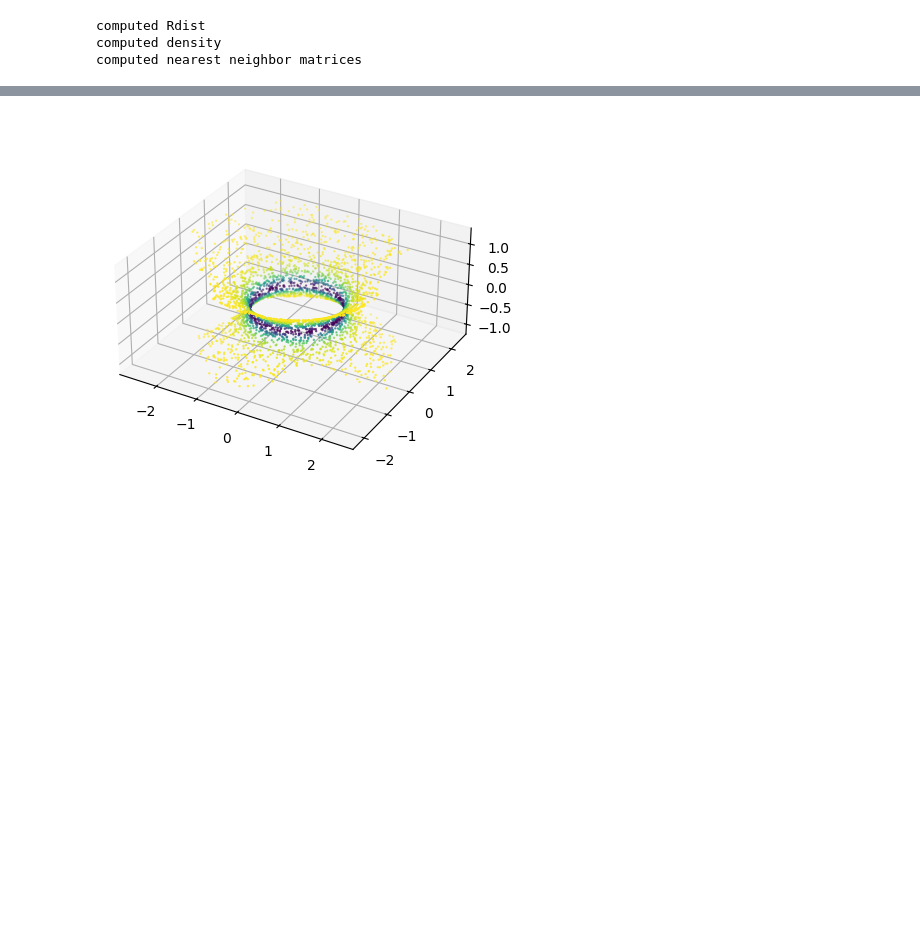
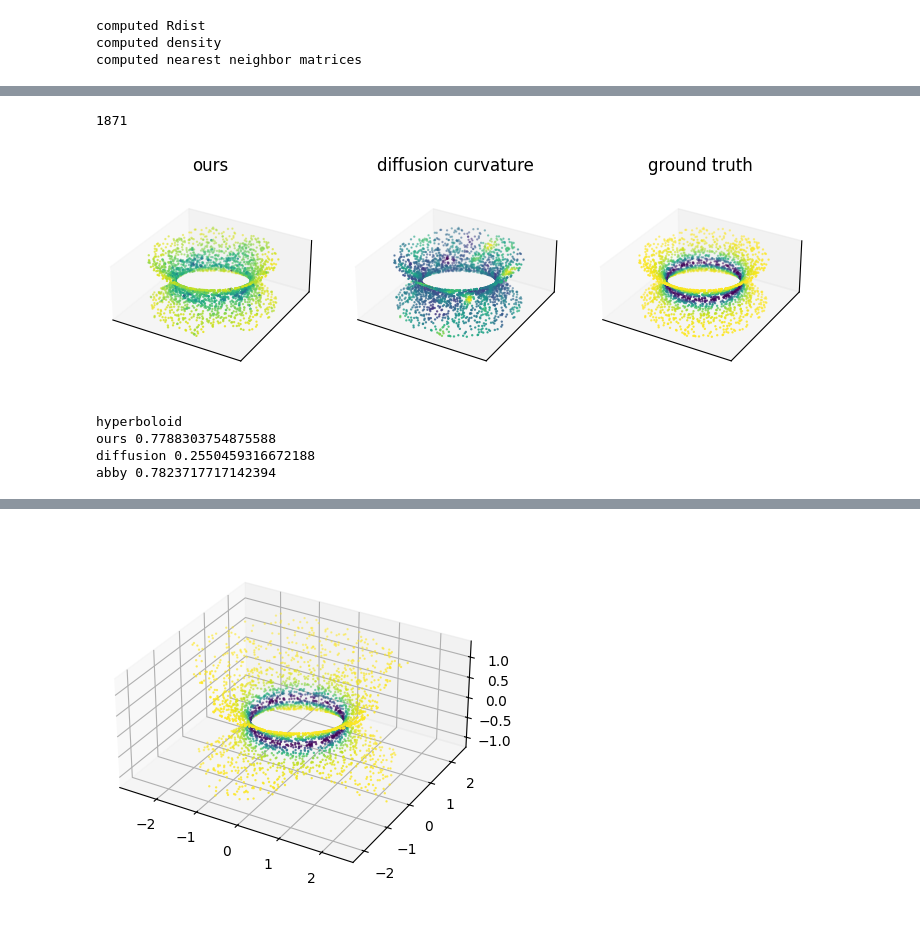
Before and after one commit to ZhangKaly/Principal-Curvature, a Jupyter notebook: model/compare_curvatures3.ipynb, the cells around one changed output, grey strips where cells are left out. Drawn from its saved outputs; the diff is of its cells as text; code cells hidden in the pictures; blank space fills up the shorter version.

```diff
--- a/model/compare_curvatures3.ipynb
+++ b/model/compare_curvatures3.ipynb
@@ -262,0 +265,52 @@ abby 0.599912948837047
+# %%
+# keep_id = (~np.isnan(our_hyperboloid)) & (our_hyperboloid < 1.020) & (np.abs(hyperboloid[:, 2]) < 0.7)
+keep_id = (np.abs(hyperboloid[:, 2]) < 0.7)
+print((1-keep_id).sum())
+fig = plt.figure(figsize=(7.5, 2.5))
+v = our_hyperboloid[keep_id]
+cc = -v
+ax1 = fig.add_subplot(131, projection='3d')
+scatter = ax1.scatter(hyperboloid[keep_id, 0], hyperboloid[keep_id, 1], hyperboloid[keep_id, 2], s=0.5, c = cc)
+ax1.set_aspect('equal')
+ax1.set_xticks([])
+ax1.set_yticks([])
+ax1.set_zticks([])
+ax1.set_title("ours")
+
+v = true_hyperboloid[keep_id]
+# v = ab_hyperboloid
+cc = v
+ax3 = fig.add_subplot(133, projection='3d')
+scatter = ax3.scatter(hyperboloid[keep_id, 0], hyperboloid[keep_id, 1], hyperboloid[keep_id, 2], s=0.5, c = cc)
+ax3.set_aspect('equal')
+ax3.set_xticks([])
+ax3.set_yticks([])
+ax3.set_zticks([])
+ax3.set_title("ground truth")
+
+v = dc_hyperboloid[keep_id]
+cc = v
+ax2 = fig.add_subplot(132, projection='3d')
+scatter = ax2.scatter(hyperboloid[keep_id, 0], hyperboloid[keep_id, 1], hyperboloid[keep_id, 2], s=0.5, c = cc)
+ax2.set_aspect('equal')
+ax2.set_xticks([])
+ax2.set_yticks([])
+ax2.set_zticks([])
+ax2.set_title("diffusion curvature")
+plt.tight_layout()
+plt.savefig("hyperboloid.pdf", dpi=300)
+plt.show()
+# %% [output]
+1871
+[figure, added]
+# %%
+keep_id = (np.abs(hyperboloid[:, 2]) < 0.7) & ~(np.isnan(our_hyperboloid))
+print("hyperboloid")
+print("ours", np.corrcoef(-our_hyperboloid[keep_id], true_hyperboloid[keep_id])[0, 1])
+print("diffusion", np.corrcoef(dc_hyperboloid[keep_id], true_hyperboloid[keep_id])[0, 1])
+print("abby", np.corrcoef(np.array(ab_hyperboloid)[keep_id], true_hyperboloid[keep_id])[0, 1])
+# %% [output]
+hyperboloid
+ours 0.7788303754875588
+diffusion 0.2550459316672188
+abby 0.7823717717142394
```
Also changed, not shown: parts of 5 cells of this notebook, 9 other files.
